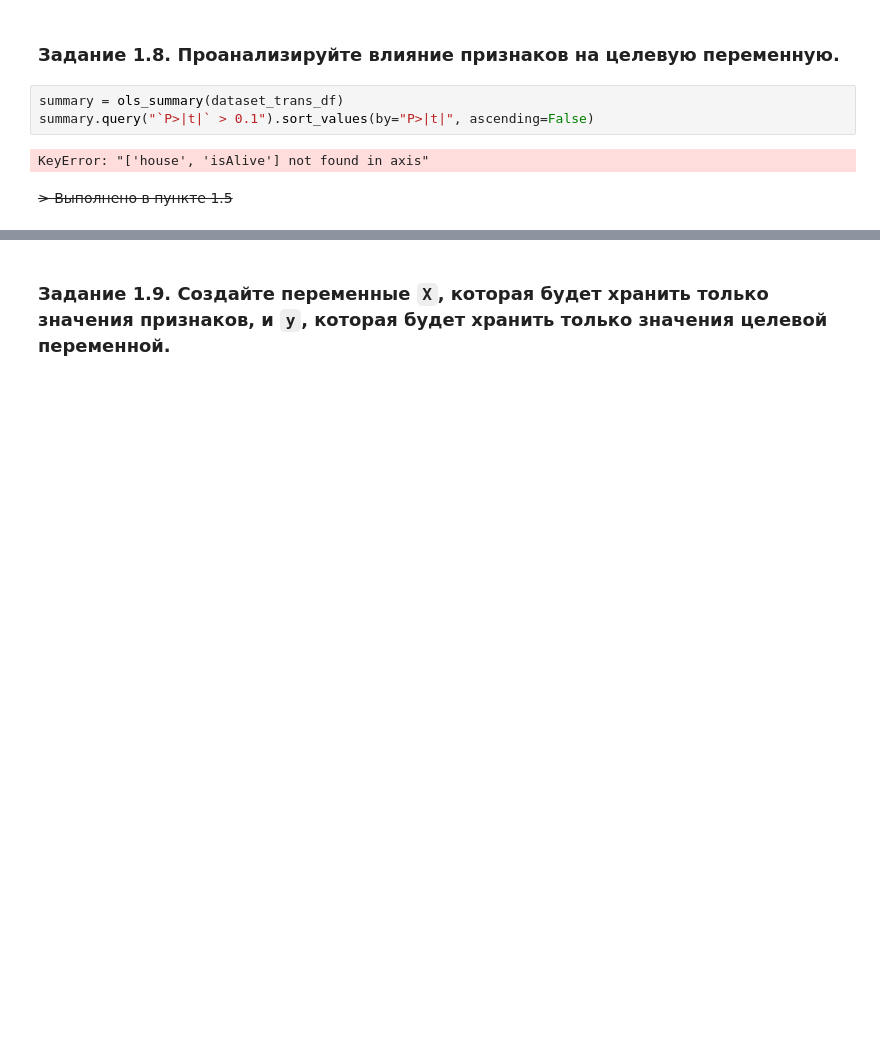
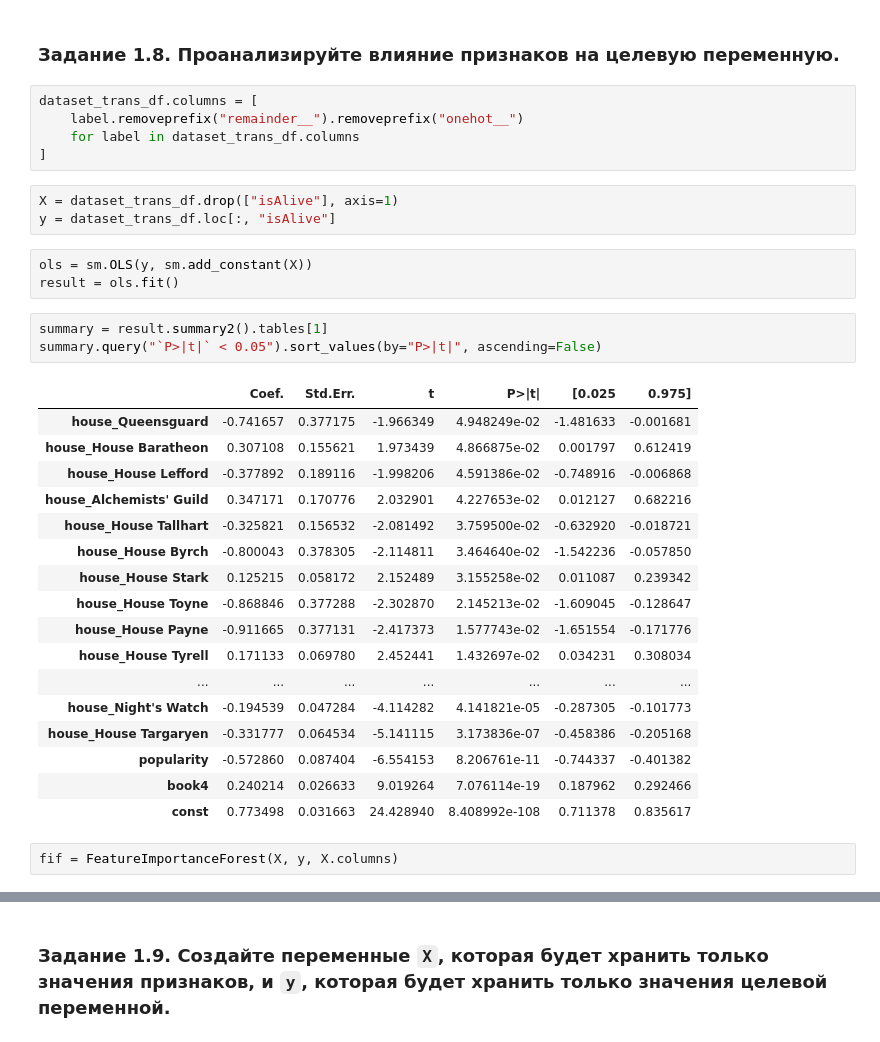
Before and after one commit to relicks/dls-2024-1, a Jupyter notebook: notebooks/hws/4_2_game_of_thrones_prediction.ipynb, the cells around one changed output, grey strips where cells are left out. Drawn from its saved outputs; the diff is of its cells as text; blank space fills up the shorter version.

```diff
--- a/notebooks/hws/4_2_game_of_thrones_prediction.ipynb
+++ b/notebooks/hws/4_2_game_of_thrones_prediction.ipynb
@@ -402,10 +390,37 @@ dtype: float64
 > Между некоторыми признаками (например, `book*`) присутствует корреляция, но незначительная (< 0.4).
 # %% [markdown]
 ### **Задание 1.8.** Проанализируйте влияние признаков на целевую переменную.
+# %%
+dataset_trans_df.columns = [
+    label.removeprefix("remainder__").removeprefix("onehot__")
+    for label in dataset_trans_df.columns
+]
+# %%
+X = dataset_trans_df.drop(["isAlive"], axis=1)
+y = dataset_trans_df.loc[:, "isAlive"]
+# %%
+ols = sm.OLS(y, sm.add_constant(X))
+result = ols.fit()
 # %%
-summary = ols_summary(dataset_trans_df)
-summary.query("`P>|t|` > 0.1").sort_values(by="P>|t|", ascending=False)
+summary = result.summary2().tables[1]
+summary.query("`P>|t|` < 0.05").sort_values(by="P>|t|", ascending=False)
 # %% [output]
-KeyError: "['house', 'isAlive'] not found in axis"
+|  | Coef. | Std.Err. | t | P>|t| | [0.025 | 0.975] |
+| house_Queensguard | -0.741657 | 0.377175 | -1.966349 | 4.948249e-02 | -1.481633 | -0.001681 |
+| house_House Baratheon | 0.307108 | 0.155621 | 1.973439 | 4.866875e-02 | 0.001797 | 0.612419 |
+| house_House Lefford | -0.377892 | 0.189116 | -1.998206 | 4.591386e-02 | -0.748916 | -0.006868 |
+| house_Alchemists' Guild | 0.347171 | 0.170776 | 2.032901 | 4.227653e-02 | 0.012127 | 0.682216 |
+| house_House Tallhart | -0.325821 | 0.156532 | -2.081492 | 3.759500e-02 | -0.632920 | -0.018721 |
+| house_House Byrch | -0.800043 | 0.378305 | -2.114811 | 3.464640e-02 | -1.542236 | -0.057850 |
+| house_House Stark | 0.125215 | 0.058172 | 2.152489 | 3.155258e-02 | 0.011087 | 0.239342 |
+| house_House Toyne | -0.868846 | 0.377288 | -2.302870 | 2.145213e-02 | -1.609045 | -0.128647 |
+| house_House Payne | -0.911665 | 0.377131 | -2.417373 | 1.577743e-02 | -1.651554 | -0.171776 |
+| house_House Tyrell | 0.171133 | 0.069780 | 2.452441 | 1.432697e-02 | 0.034231 | 0.308034 |
+| ... | ... | ... | ... | ... | ... | ... |
+| house_Night's Watch | -0.194539 | 0.047284 | -4.114282 | 4.141821e-05 | -0.287305 | -0.101773 |
+| house_House Targaryen | -0.331777 | 0.064534 | -5.141115 | 3.173836e-07 | -0.458386 | -0.205168 |
+| popularity | -0.572860 | 0.087404 | -6.554153 | 8.206761e-11 | -0.744337 | -0.401382 |
+| book4 | 0.240214 | 0.026633 | 9.019264 | 7.076114e-19 | 0.187962 | 0.292466 |
+| const | 0.773498 | 0.031663 | 24.428940 | 8.408992e-108 | 0.711378 | 0.835617 |
-# %% [markdown]
-<strike>> Выполнено в пункте 1.5</strike>
+# %%
+fif = FeatureImportanceForest(X, y, X.columns)
```
Also changed, not shown: parts of 55 cells of this notebook, 2 other files.
